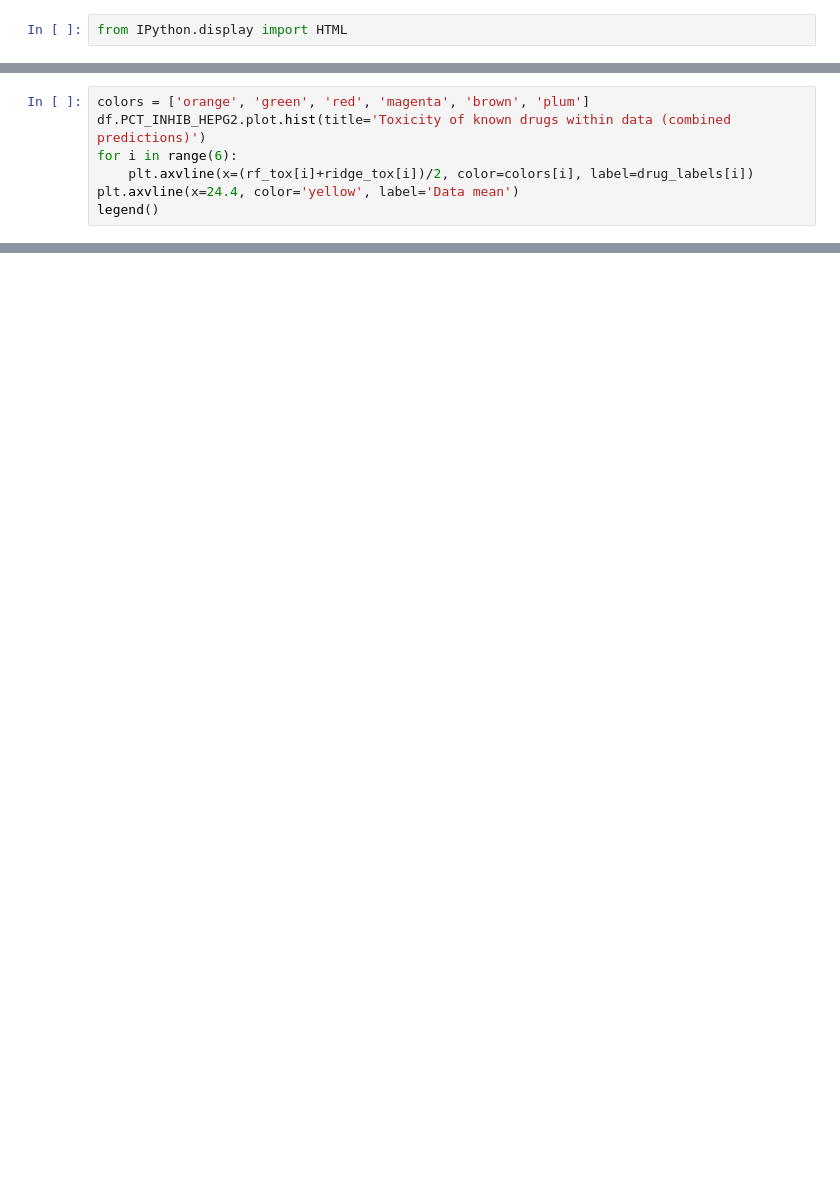
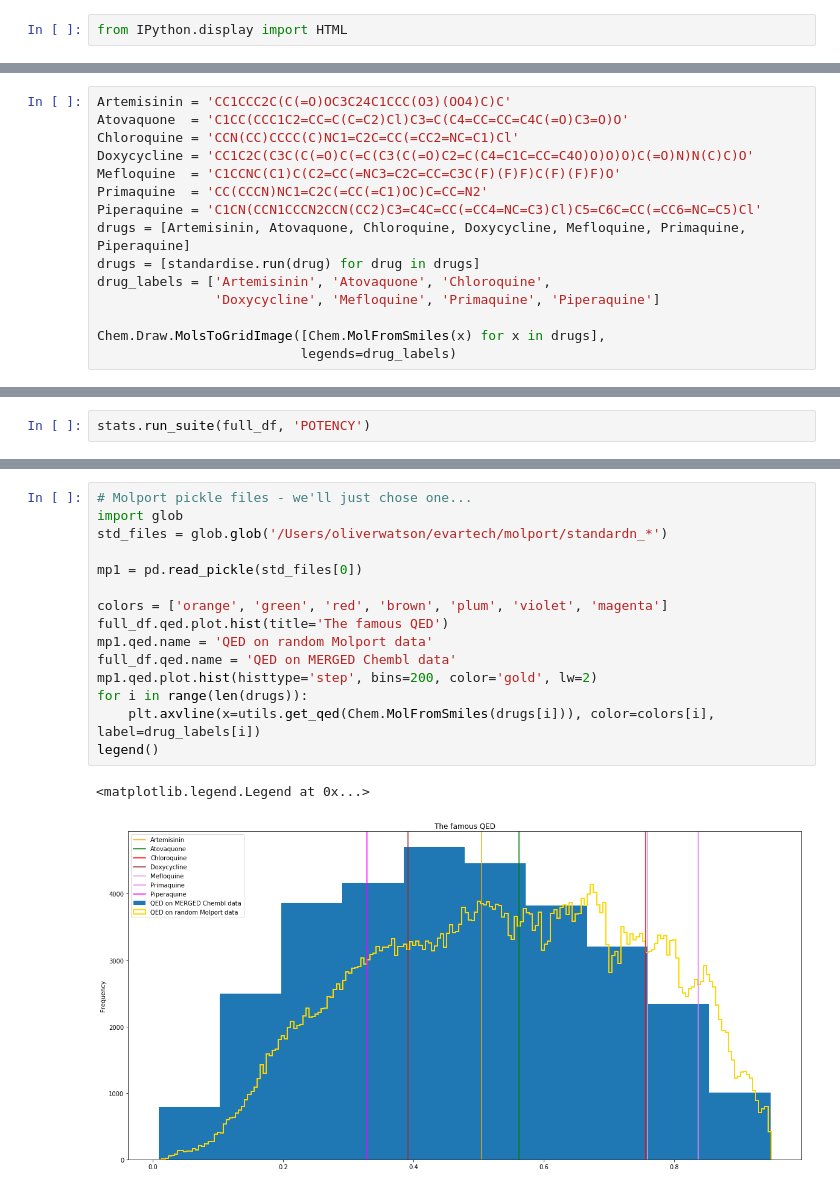
Before and after one commit to owatson/sherlock, a Jupyter notebook: notebooks/Malaria research PT1 - Tres Cantos Data.ipynb, the cells around one changed output, grey strips where cells are left out. Saved outputs shown, nothing was run; the diff lists cells and outputs as text; blank space fills up the shorter version.

```diff
--- a/notebooks/Malaria research PT1 - Tres Cantos Data.ipynb
+++ b/notebooks/Malaria research PT1 - Tres Cantos Data.ipynb
@@ -1291,7 +27,0 @@ legend()
-# %%
-colors = ['orange', 'green', 'red', 'magenta', 'brown', 'plum']
-df.PCT_INHIB_HEPG2.plot.hist(title='Toxicity of known drugs within data (combined predictions)')
-for i in range(6):
-    plt.axvline(x=(rf_tox[i]+ridge_tox[i])/2, color=colors[i], label=drug_labels[i])
-plt.axvline(x=24.4, color='yellow', label='Data mean')
-legend()
@@ -1300,0 +243,15 @@ legend()
+# %%
+Artemisinin = 'CC1CCC2C(C(=O)OC3C24C1CCC(O3)(OO4)C)C'
+Atovaquone  = 'C1CC(CCC1C2=CC=C(C=C2)Cl)C3=C(C4=CC=CC=C4C(=O)C3=O)O'
+Chloroquine = 'CCN(CC)CCCC(C)NC1=C2C=CC(=CC2=NC=C1)Cl'
+Doxycycline = 'CC1C2C(C3C(C(=O)C(=C(C3(C(=O)C2=C(C4=C1C=CC=C4O)O)O)O)C(=O)N)N(C)C)O'
+Mefloquine  = 'C1CCNC(C1)C(C2=CC(=NC3=C2C=CC=C3C(F)(F)F)C(F)(F)F)O'
+Primaquine  = 'CC(CCCN)NC1=C2C(=CC(=C1)OC)C=CC=N2'
+Piperaquine = 'C1CN(CCN1CCCN2CCN(CC2)C3=C4C=CC(=CC4=NC=C3)Cl)C5=C6C=CC(=CC6=NC=C5)Cl'
+drugs = [Artemisinin, Atovaquone, Chloroquine, Doxycycline, Mefloquine, Primaquine, Piperaquine]
+drugs = [standardise.run(drug) for drug in drugs]
+drug_labels = ['Artemisinin', 'Atovaquone', 'Chloroquine',
+               'Doxycycline', 'Mefloquine', 'Primaquine', 'Piperaquine']
+
+Chem.Draw.MolsToGridImage([Chem.MolFromSmiles(x) for x in drugs],
+                          legends=drug_labels)
@@ -1300,0 +282,2 @@ legend()
+# %%
+stats.run_suite(full_df, 'POTENCY')
@@ -1300,0 +377,18 @@ legend()
+# %%
+# Molport pickle files - we'll just chose one...
+import glob
+std_files = glob.glob('/Users/oliverwatson/evartech/molport/standardn_*')
+
+mp1 = pd.read_pickle(std_files[0])
+
+colors = ['orange', 'green', 'red', 'brown', 'plum', 'violet', 'magenta']
+full_df.qed.plot.hist(title='The famous QED')
+mp1.qed.name = 'QED on random Molport data'
+full_df.qed.name = 'QED on MERGED Chembl data'
+mp1.qed.plot.hist(histtype='step', bins=200, color='gold', lw=2)
+for i in range(len(drugs)):
+    plt.axvline(x=utils.get_qed(Chem.MolFromSmiles(drugs[i])), color=colors[i], label=drug_labels[i])
+legend()
+# %% [output]
+<matplotlib.legend.Legend at 0x...>
+[figure, added]
```
Also changed, not shown: parts of 193 cells of this notebook.
